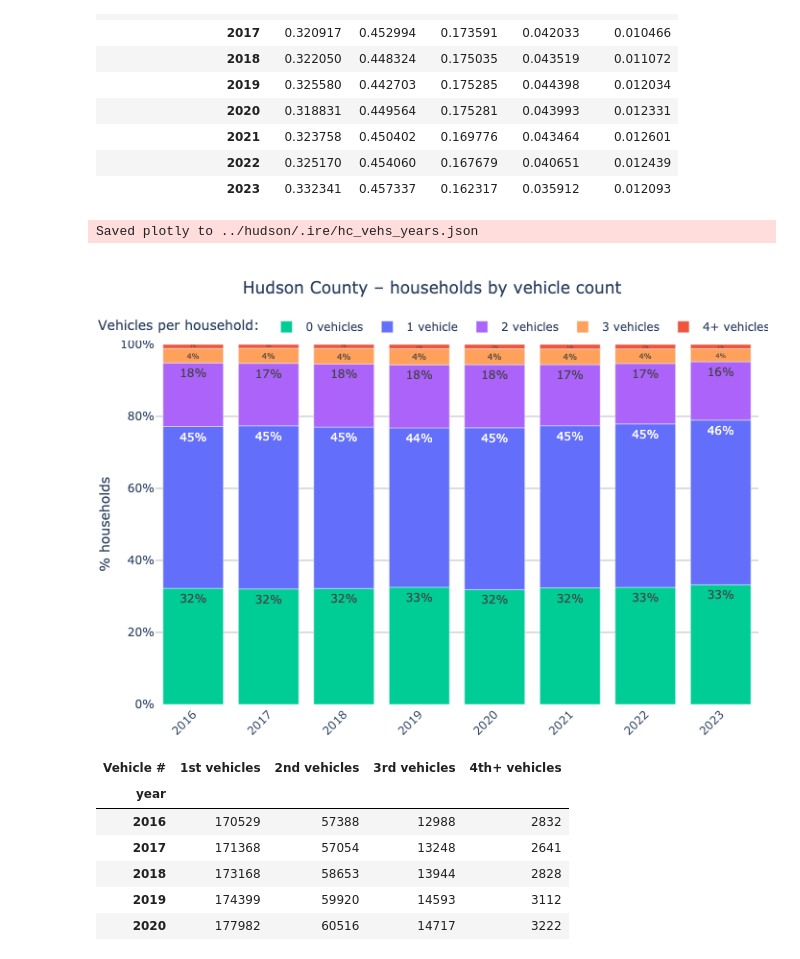
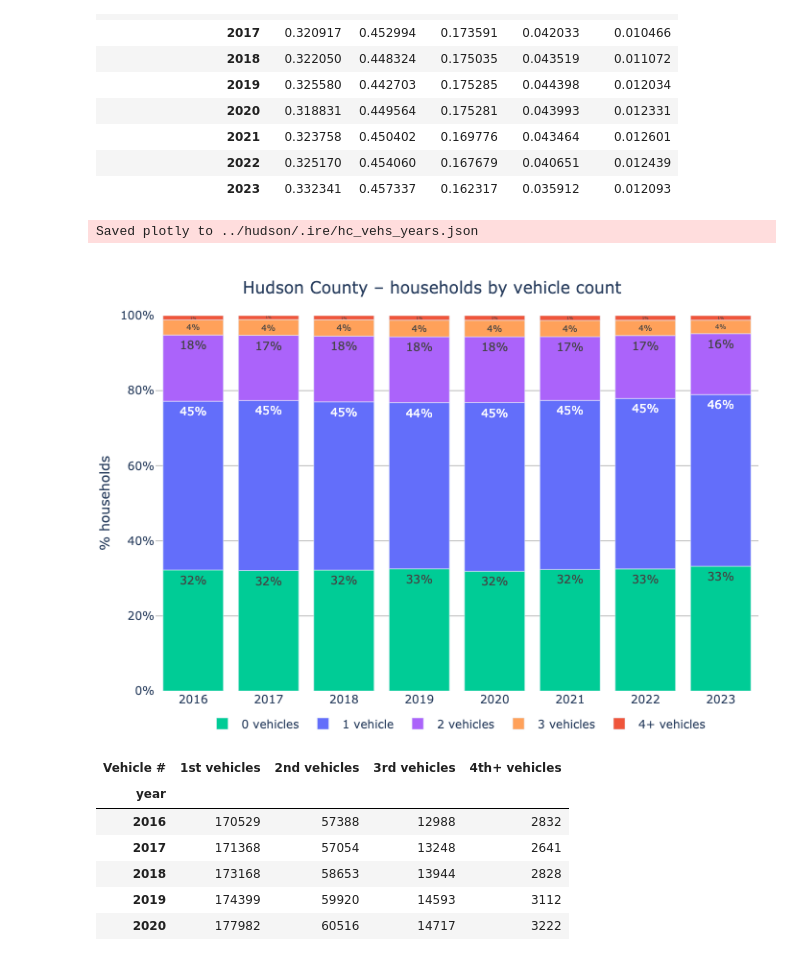
Before and after one commit to hudcostreets/household-vehicles, a Jupyter notebook: nbs/Hudson County 2016-2023.ipynb, the cells around one changed output. Saved outputs shown, nothing was run; the diff lists cells and outputs as text; code cells hidden in the pictures.

```diff
--- a/nbs/Hudson County 2016-2023.ipynb
+++ b/nbs/Hudson County 2016-2023.ipynb
@@ -118,13 +118,23 @@ pcts
 # %%
 pct_plot(
     pcts,
     title='Hudson County – households by vehicle count',
     melt='% households',
     name='hc_vehs_years',
+    x_tickangle=0,
+    layout=dict(margin=dict(t=10, l=0, r=10, b=10),),
+    legend=dict(
+        orientation="h",
+        yanchor="top",
+        y=-.05,
+        xanchor="center",
+        x=0.5,
+        title='',
+    )
 )
 # %% [output]
 Saved plotly to ../hudson/.ire/hc_vehs_years.json
-[figure, old version]
+[figure, new version]
 # %%
 vs = c[['1st vehicles', '2nd vehicles', '3rd vehicles', '4th+ vehicles']]
 vs.columns.name = 'Vehicle #'
```
Also changed, not shown: parts of 4 cells of this notebook, 6 other files.
